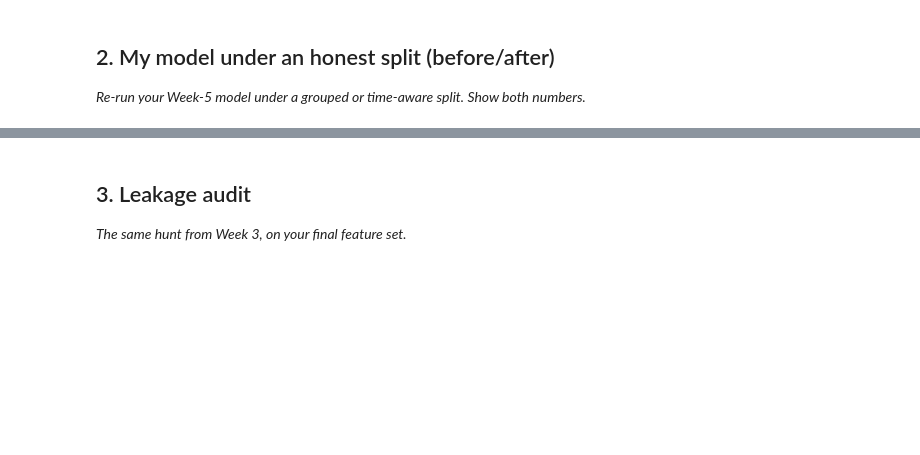
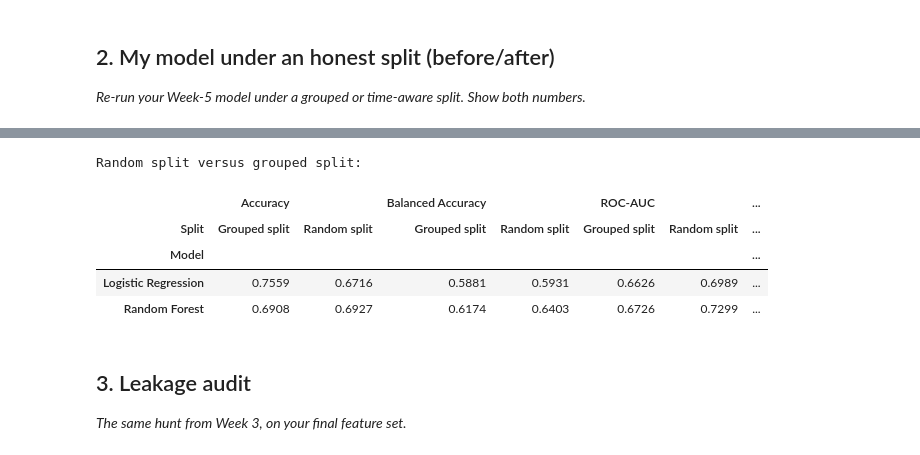
Before and after one commit to irene1407/ML-1, a Jupyter notebook: work/notebooks/w06_validation_audit.ipynb, the cells around one changed output, grey strips where cells are left out. Drawn from its saved outputs; the diff is of its cells as text; code cells hidden in the pictures; blank space fills up the shorter version.

Commit message:
Complete ML-09 validation and research claim audit

```diff
--- a/work/notebooks/w06_validation_audit.ipynb
+++ b/work/notebooks/w06_validation_audit.ipynb
@@ -23,3 +304,28 @@ This skeleton is yours to fill. Work the sections **in order** — each one has
+# %%
+# Section 2: Direct comparison of validation designs
+
+before_after = comparison_df.pivot(
+    index="Model",
+    columns="Split",
+    values=[
+        "Accuracy",
+        "Balanced Accuracy",
+        "ROC-AUC",
+        "Average Precision",
+        "Precision@50",
+        "Precision@100"
+    ]
+)
+
+print("Random split versus grouped split:")
+display(before_after.round(4))
+# %% [output]
+Random split versus grouped split:
+|  | Accuracy |  | Balanced Accuracy |  | ROC-AUC |  | ... |
+| Split | Grouped split | Random split | Grouped split | Random split | Grouped split | Random split | ... |
+| Model |  |  |  |  |  |  | ... |
+| Logistic Regression | 0.7559 | 0.6716 | 0.5881 | 0.5931 | 0.6626 | 0.6989 | ... |
+| Random Forest | 0.6908 | 0.6927 | 0.6174 | 0.6403 | 0.6726 | 0.7299 | ... |
 # %% [markdown]
 ## 3. Leakage audit
 
```
Also changed, not shown: parts of 18 cells of this notebook.
